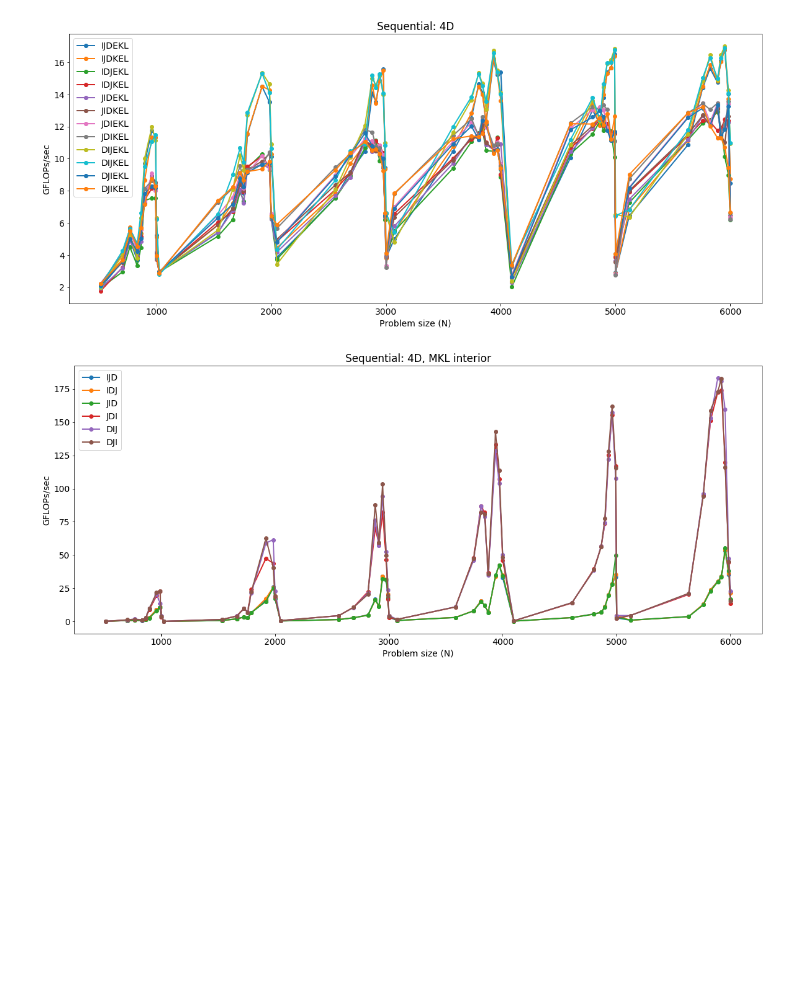
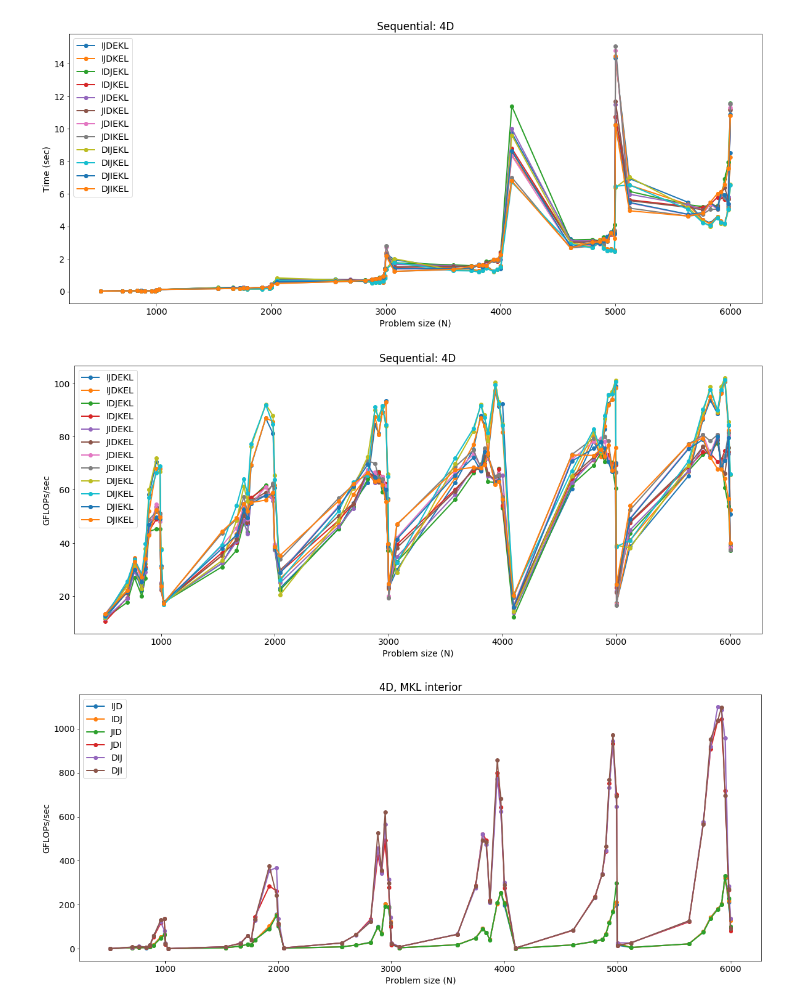
Before and after one commit to lnarmour/parric-ttmm, a Jupyter notebook: scripts/finalScripts/plots/Baseline.ipynb, the cells around one changed output. Saved outputs shown, nothing was run; the diff lists cells and outputs as text; code cells hidden in the pictures; blank space fills up the shorter version.

```diff
--- a/scripts/finalScripts/plots/Baseline.ipynb
+++ b/scripts/finalScripts/plots/Baseline.ipynb
@@ -6,12 +6,13 @@ import numpy as np
 import matplotlib.pyplot as plt
 # %%
 def calc_gflops(N, time, type):
+    G = 2*(N**3) / time / (10**9) / 6
     if type == 'ss':
-        return 2*(N**3) / time / (10**9)
+        return G
     elif type == 'ts' or type == 'st':
-        return (N**3) / time / (10**9)
+        return G * 2
     elif type == 'tt':
-        return (N**3) / time / (10**9) / 3
+        return G * 6
     else:
         return -100
 # %%
@@ -174,7 +175,7 @@ def plot_ours(P, time=True, gflops=False, tiled=0, permutation=None, num_threads
         plt.legend()
 # %%
 P = load_our_data('../results/2D.*.json')
-ymax = 50
+ymax = 300
 
 plt.figure(figsize=(20,50))
 plt.subplot(7,2,1)
@@ -288,7 +289,7 @@ def filter_dim_4D(P, permutation=None, N=None, parallel=None, tiled=None, time=N
         print(ret)
     return ret
 
-def plot_ours_4D(P, time=True, gflops=False, tiled=0, permutation=None, num_threads=None, title=None, parallel=0, loop_parallelized=None, legend=True, ymax=None, mkl_interior=False, outer=None):
+def plot_ours_4D(P, time=True, gflops=False, tiled=0, permutation=None, num_threads=None, title=None, parallel=0, loop_parallelized=None, legend=True, ymin=None, ymax=None, mkl_interior=False, outer=None):
     if gflops:
         time = False
 
@@ -321,25 +322,29 @@ def plot_ours_4D(P, time=True, gflops=False, tiled=0, permutation=None, num_thre
     plt.xlabel('Problem size (N)')
     plt.ylabel('Time (sec)' if time else 'GFLOPs/sec')
     if ymax:
-        plt.ylim(0, ymax)
+        plt.ylim(ymin, ymax)
     if legend:
         plt.legend()
 # %%
 P = load_our_data_4D('../results/4D.*.json')
 
 # no mkl interior
+plt.figure(figsize=(20,8))
+plot_ours_4D(P, parallel=0, time=True, title='Sequential: 4D', mkl_interior=False)
+
 plt.figure(figsize=(20,8))
 plot_ours_4D(P, parallel=0, gflops=True, title='Sequential: 4D', mkl_interior=False)
 #for outer in ['ijd', 'idj', 'jid', 'jdi', 'dij', 'dji']:
 #    plt.figure(figsize=(20,8))
 #    plot_ours_4D(P, parallel=0, gflops=True, title='Sequential: 4D, outer={}'.format(outer), mkl_interior=False, outer=outer)
 
 # mkl interior
 plt.figure(figsize=(20,8))
-plot_ours_4D(P, parallel=0, gflops=True, title='Sequential: 4D, MKL interior', mkl_interior=True)
+plot_ours_4D(P, parallel=0, gflops=True, title='4D, MKL interior', mkl_interior=True)
 
 
 plt.show()
 # %% [output]
-[figure, old version]
+[figure, new version]
-[figure, old version]
+[figure, new version]
+[figure, added]
```
Also changed, not shown: parts of 6 cells of this notebook.
